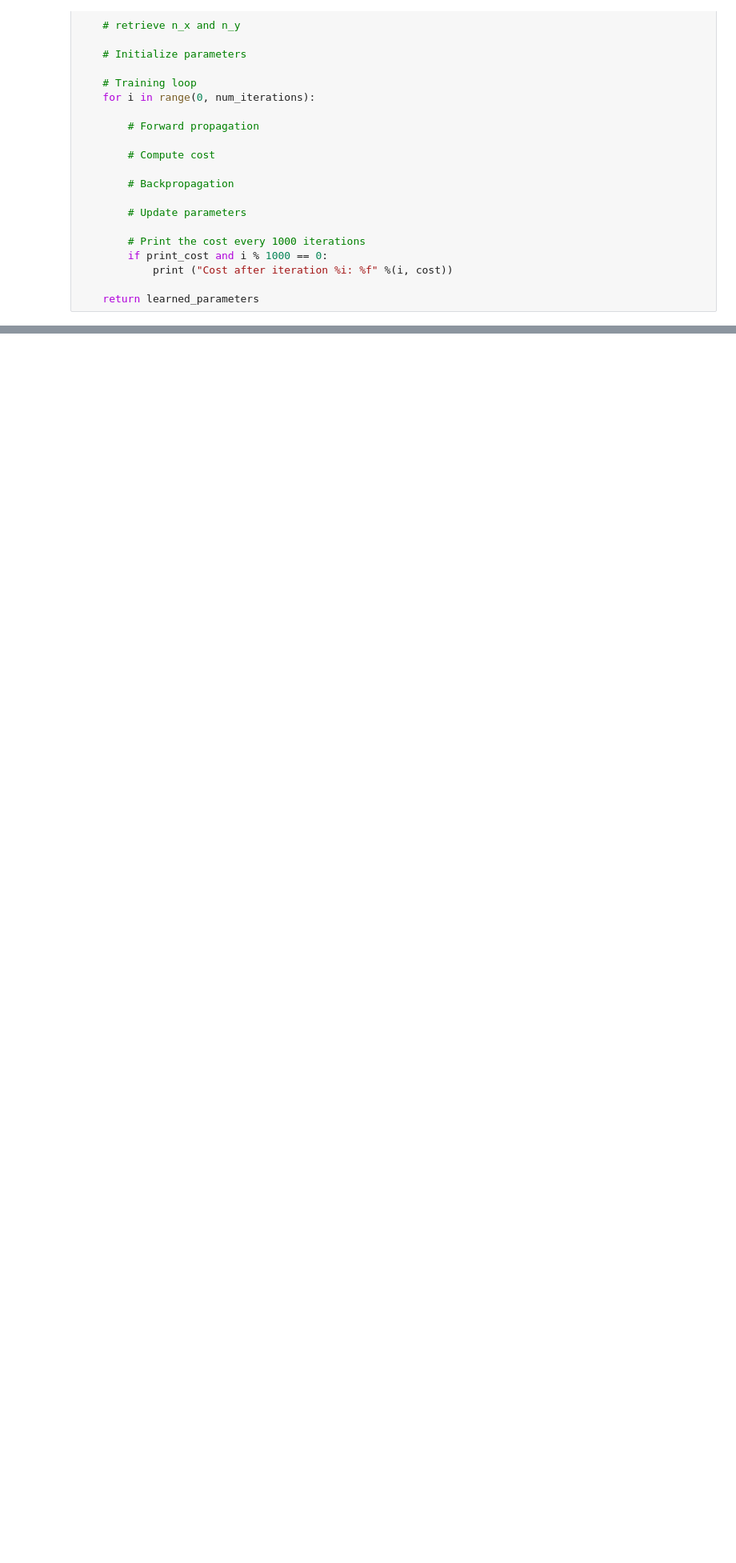
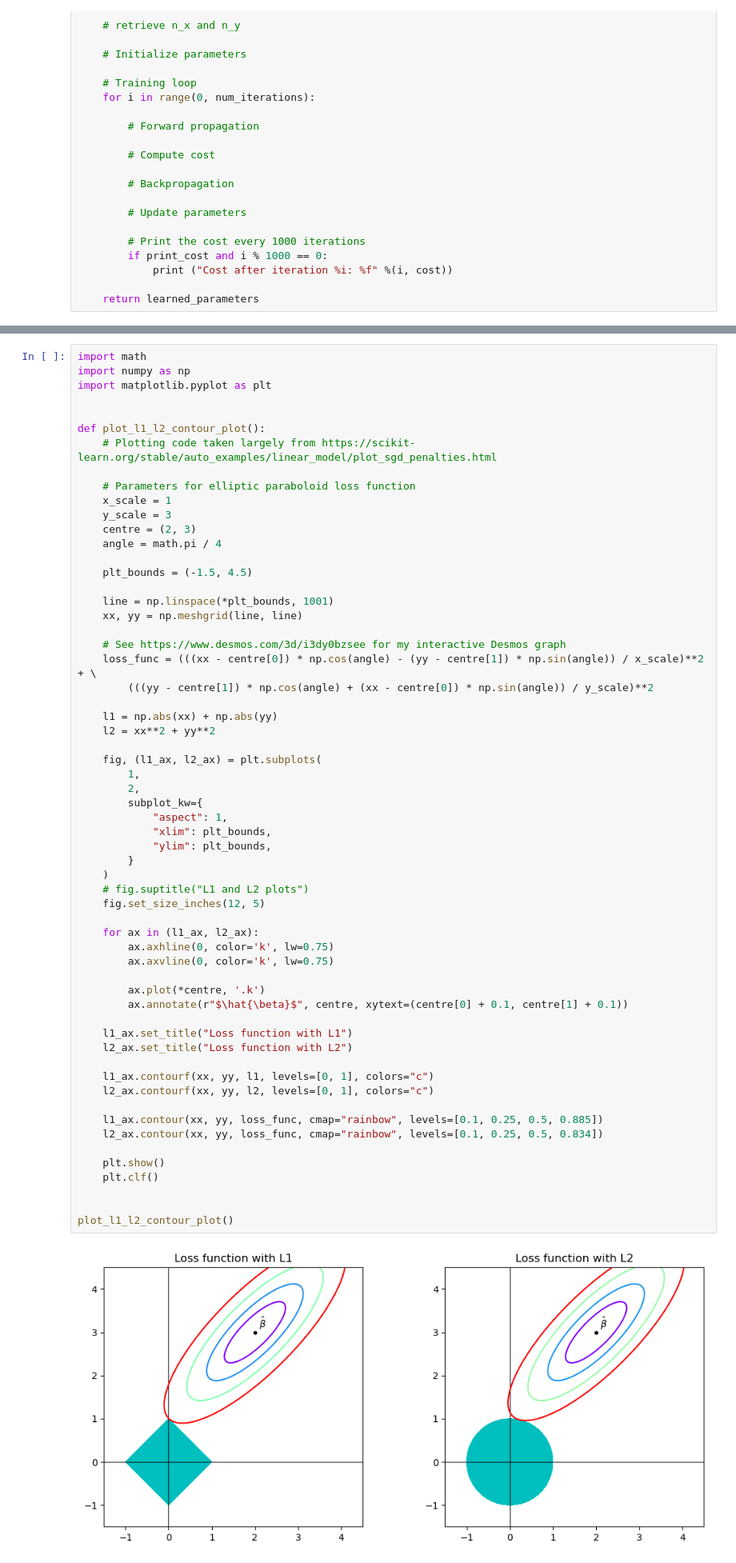
Before and after one commit to DoctorDalek1963/ma124-group-project, a Jupyter notebook: Machine_Learning_Project.ipynb, the cells around one changed output, grey strips where cells are left out. Shown at 80% size. Drawn from its saved outputs; the diff is of its cells as text; blank space fills up the shorter version.

Commit message:
Add contour plots to show how L1 and L2 minimise the loss function

```diff
--- a/Machine_Learning_Project.ipynb
+++ b/Machine_Learning_Project.ipynb
@@ -699,0 +691,62 @@ No. 1 (1996), pp. 267-28828
+# %%
+import math
+import numpy as np
+import matplotlib.pyplot as plt
+
+
+def plot_l1_l2_contour_plot():
+    # Plotting code taken largely from https://scikit-learn.org/stable/auto_examples/linear_model/plot_sgd_penalties.html
+
+    # Parameters for elliptic paraboloid loss function
+    x_scale = 1
+    y_scale = 3
+    centre = (2, 3)
+    angle = math.pi / 4
+
+    plt_bounds = (-1.5, 4.5)
+
+    line = np.linspace(*plt_bounds, 1001)
+    xx, yy = np.meshgrid(line, line)
+
+    # See https://www.desmos.com/3d/i3dy0bzsee for my interactive Desmos graph
+    loss_func = (((xx - centre[0]) * np.cos(angle) - (yy - centre[1]) * np.sin(angle)) / x_scale)**2 + \
+        (((yy - centre[1]) * np.cos(angle) + (xx - centre[0]) * np.sin(angle)) / y_scale)**2
+
+    l1 = np.abs(xx) + np.abs(yy)
+    l2 = xx**2 + yy**2
+
+    fig, (l1_ax, l2_ax) = plt.subplots(
+        1,
+        2,
+        subplot_kw={
+            "aspect": 1,
+            "xlim": plt_bounds,
+            "ylim": plt_bounds,
+        }
+    )
+    # fig.suptitle("L1 and L2 plots")
+    fig.set_size_inches(12, 5)
+
+    for ax in (l1_ax, l2_ax):
+        ax.axhline(0, color='k', lw=0.75)
+        ax.axvline(0, color='k', lw=0.75)
+
+        ax.plot(*centre, '.k')
+        ax.annotate(r"$\hat{\beta}$", centre, xytext=(centre[0] + 0.1, centre[1] + 0.1))
+
+    l1_ax.set_title("Loss function with L1")
+    l2_ax.set_title("Loss function with L2")
+
+    l1_ax.contourf(xx, yy, l1, levels=[0, 1], colors="c")
+    l2_ax.contourf(xx, yy, l2, levels=[0, 1], colors="c")
+
+    l1_ax.contour(xx, yy, loss_func, cmap="rainbow", levels=[0.1, 0.25, 0.5, 0.885])
+    l2_ax.contour(xx, yy, loss_func, cmap="rainbow", levels=[0.1, 0.25, 0.5, 0.834])
+
+    plt.show()
+    plt.clf()
+
+
+plot_l1_l2_contour_plot()
+# %% [output]
+[figure, added]
```
Also changed, not shown: parts of 3 cells of this notebook.
